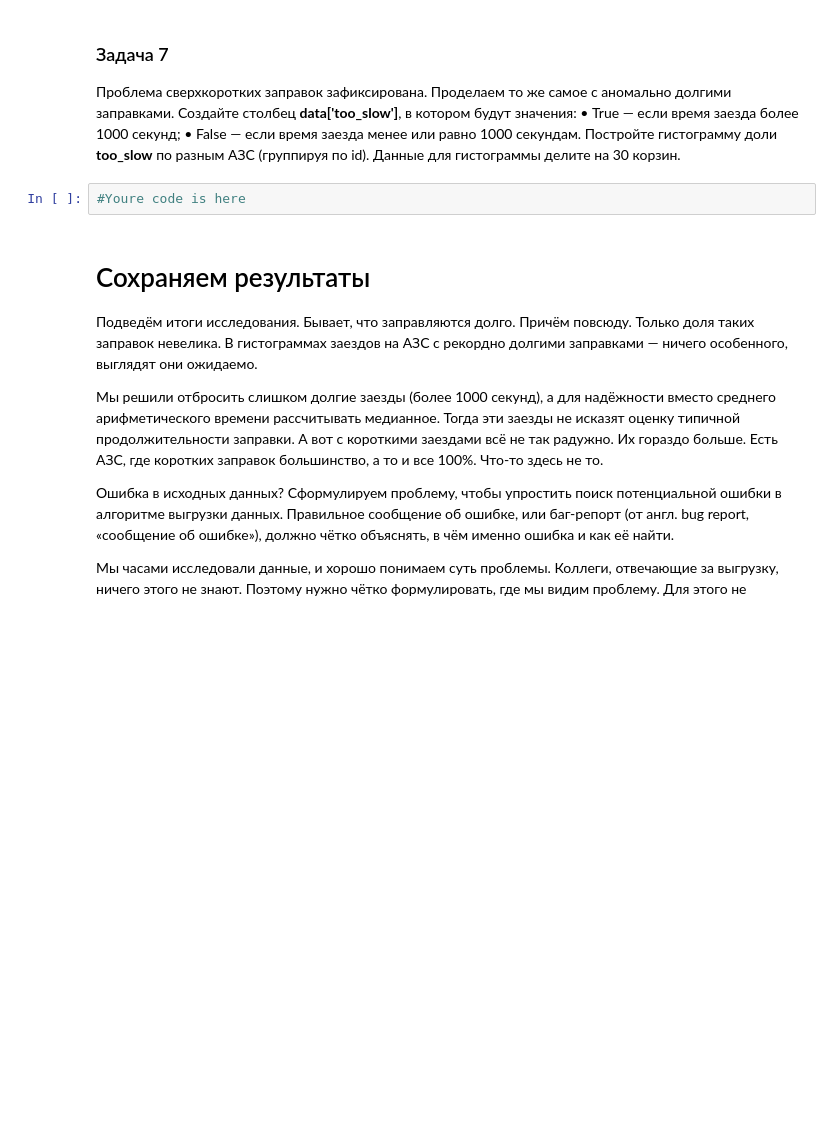
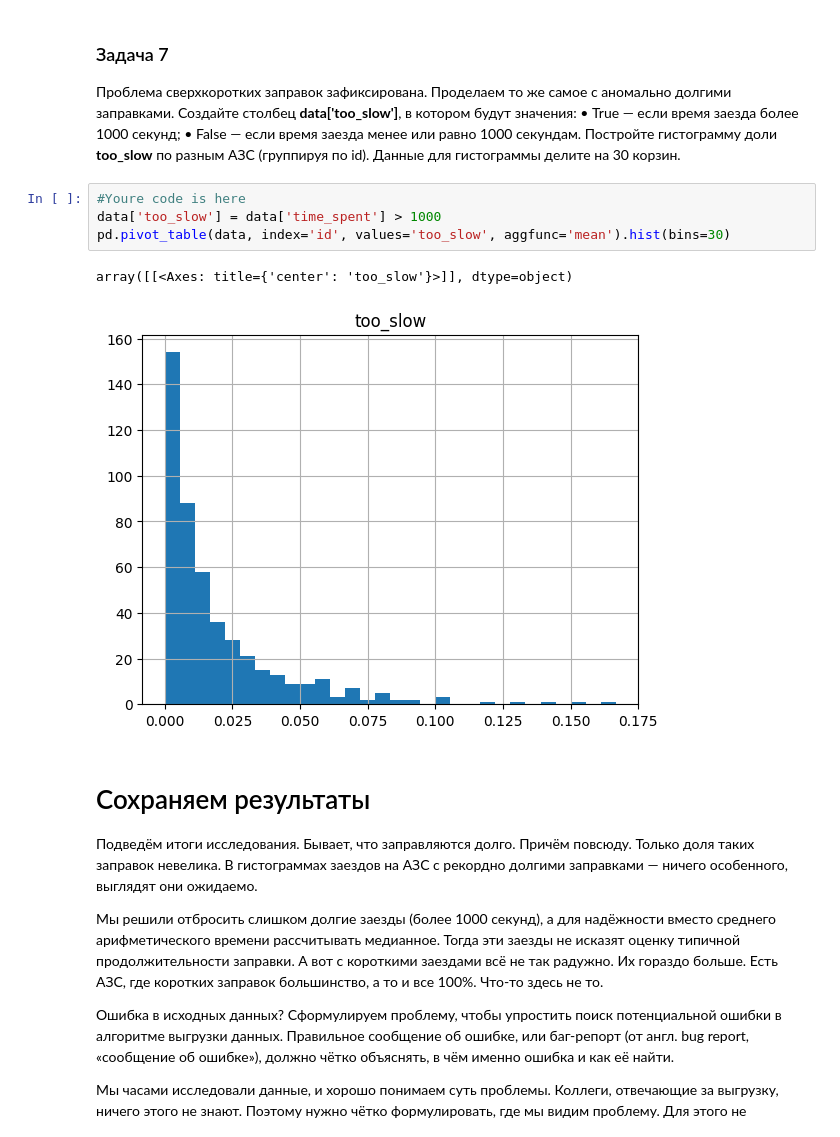
Before and after one commit to RayKoltner/datascience, a Jupyter notebook: Занятие_9_Кувшинов.ipynb, the cells around one changed output. Drawn from its saved outputs; the diff is of its cells as text; blank space fills up the shorter version.

```diff
--- a/Занятие_9_Кувшинов.ipynb
+++ b/Занятие_9_Кувшинов.ipynb
@@ -223,8 +276,13 @@ print(len(data.query('time_spent < 60')) / len(data))
 •	True — если время заезда более 1000 секунд;
 •	False — если время заезда менее или равно 1000 секундам.
 Постройте гистограмму доли **too_slow** по разным АЗС (группируя по id). Данные для гистограммы делите на 30 корзин.
-# %%
-#Youre code is here
+# %%
+#Youre code is here
+data['too_slow'] = data['time_spent'] > 1000
+pd.pivot_table(data, index='id', values='too_slow', aggfunc='mean').hist(bins=30)
+# %% [output]
+array([[<Axes: title={'center': 'too_slow'}>]], dtype=object)
+[figure, added]
 # %% [markdown]
 # Сохраняем результаты
 
```
Also changed, not shown: parts of 12 cells of this notebook.
